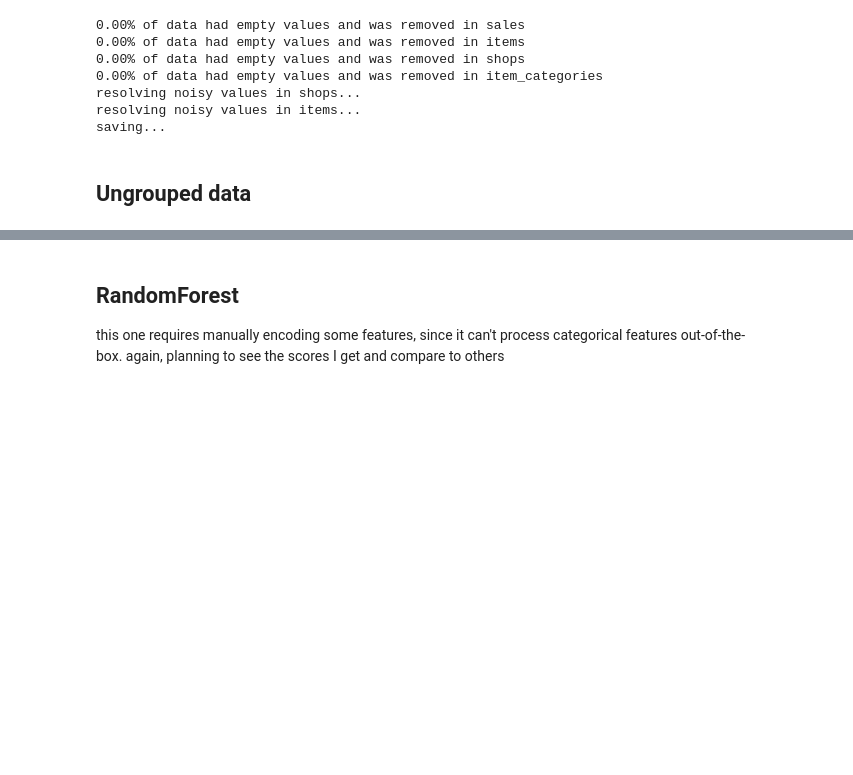
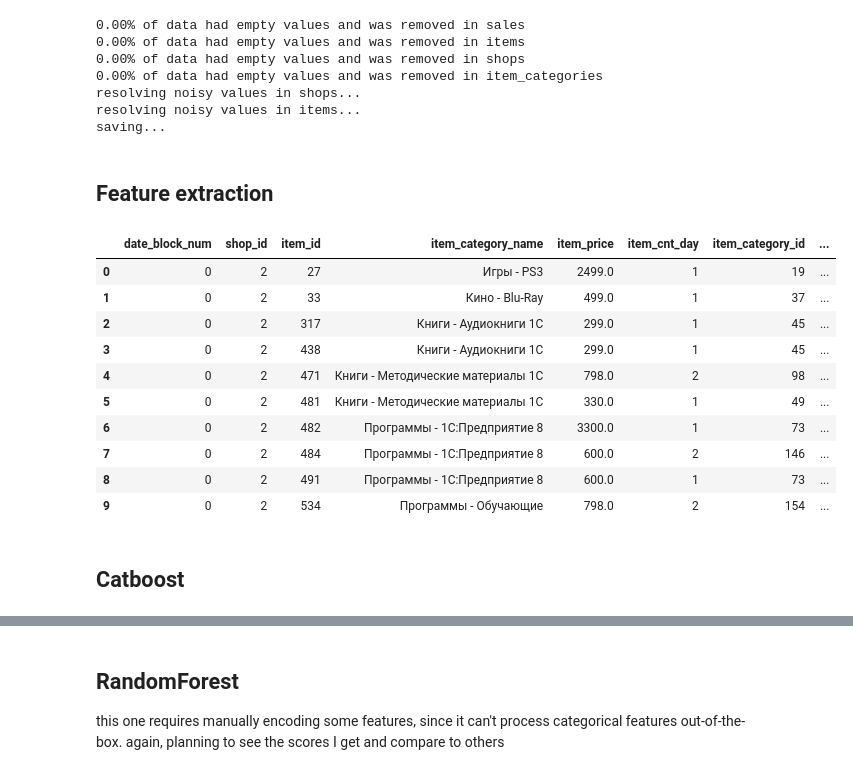
Before and after one commit to lopharb/ds_practice, a Jupyter notebook: notebooks/baseline.ipynb, the cells around one changed output, grey strips where cells are left out. Saved outputs shown, nothing was run; the diff lists cells and outputs as text; code cells hidden in the pictures; blank space fills up the shorter version.

```diff
--- a/notebooks/baseline.ipynb
+++ b/notebooks/baseline.ipynb
@@ -103,0 +125,2 @@ data = data.drop(columns=columns_to_drop)
+# %% [markdown]
+## Feature extraction
@@ -103,0 +137,59 @@ data = data.drop(columns=columns_to_drop)
+# %%
+new_features = [
+    'month_sin',
+    'month_cos',
+    'item_cat',
+    'general_cat'
+]
+sources = [
+    'date_block_num',
+    'date_block_num',
+    'item_id',
+    'item_id'
+]
+
+lookup = {}
+
+
+def month_wrapper(func: callable):
+    def ex_month(x):
+        month = x % 12 + 1
+        return func(2*pi*month/12)
+    return ex_month
+
+
+def fetch_cat(id):
+    if id not in lookup:
+        lookup[id] = item_cats[item_cats['item_id'] == id]['item_category_name'].unique()[0]
+    return lookup[id]
+
+
+def gen_cat(id):
+    cat = fetch_cat(id)
+    return 'Игры' if cat.startswith('Игры') \
+        else re.split(r'\s*-\s*', cat)[0]
+
+
+extractors = [
+    month_wrapper(sin),
+    month_wrapper(cos),
+    fetch_cat,
+    gen_cat
+]
+grouped = extract_features(grouped, sources, new_features, extractors)
+# %%
+grouped.head(10)
+# %% [output]
+|  | date_block_num | shop_id | item_id | item_category_name | item_price | item_cnt_day | item_category_id | ... |
+| 0 | 0 | 2 | 27 | Игры - PS3 | 2499.0 | 1 | 19 | ... |
+| 1 | 0 | 2 | 33 | Кино - Blu-Ray | 499.0 | 1 | 37 | ... |
+| 2 | 0 | 2 | 317 | Книги - Аудиокниги 1С | 299.0 | 1 | 45 | ... |
+| 3 | 0 | 2 | 438 | Книги - Аудиокниги 1С | 299.0 | 1 | 45 | ... |
+| 4 | 0 | 2 | 471 | Книги - Методические материалы 1С | 798.0 | 2 | 98 | ... |
+| 5 | 0 | 2 | 481 | Книги - Методические материалы 1С | 330.0 | 1 | 49 | ... |
+| 6 | 0 | 2 | 482 | Программы - 1С:Предприятие 8 | 3300.0 | 1 | 73 | ... |
+| 7 | 0 | 2 | 484 | Программы - 1С:Предприятие 8 | 600.0 | 2 | 146 | ... |
+| 8 | 0 | 2 | 491 | Программы - 1С:Предприятие 8 | 600.0 | 1 | 73 | ... |
+| 9 | 0 | 2 | 534 | Программы - Обучающие | 798.0 | 2 | 154 | ... |
+# %% [markdown]
+## Catboost
@@ -119,2 +215,0 @@ def train_model(train: pd.DataFrame, test: pd.DataFrame, cat_cols: list[str], in
-# %% [markdown]
-## Ungrouped data
```
Also changed, not shown: parts of 27 cells of this notebook, 2 other files.
